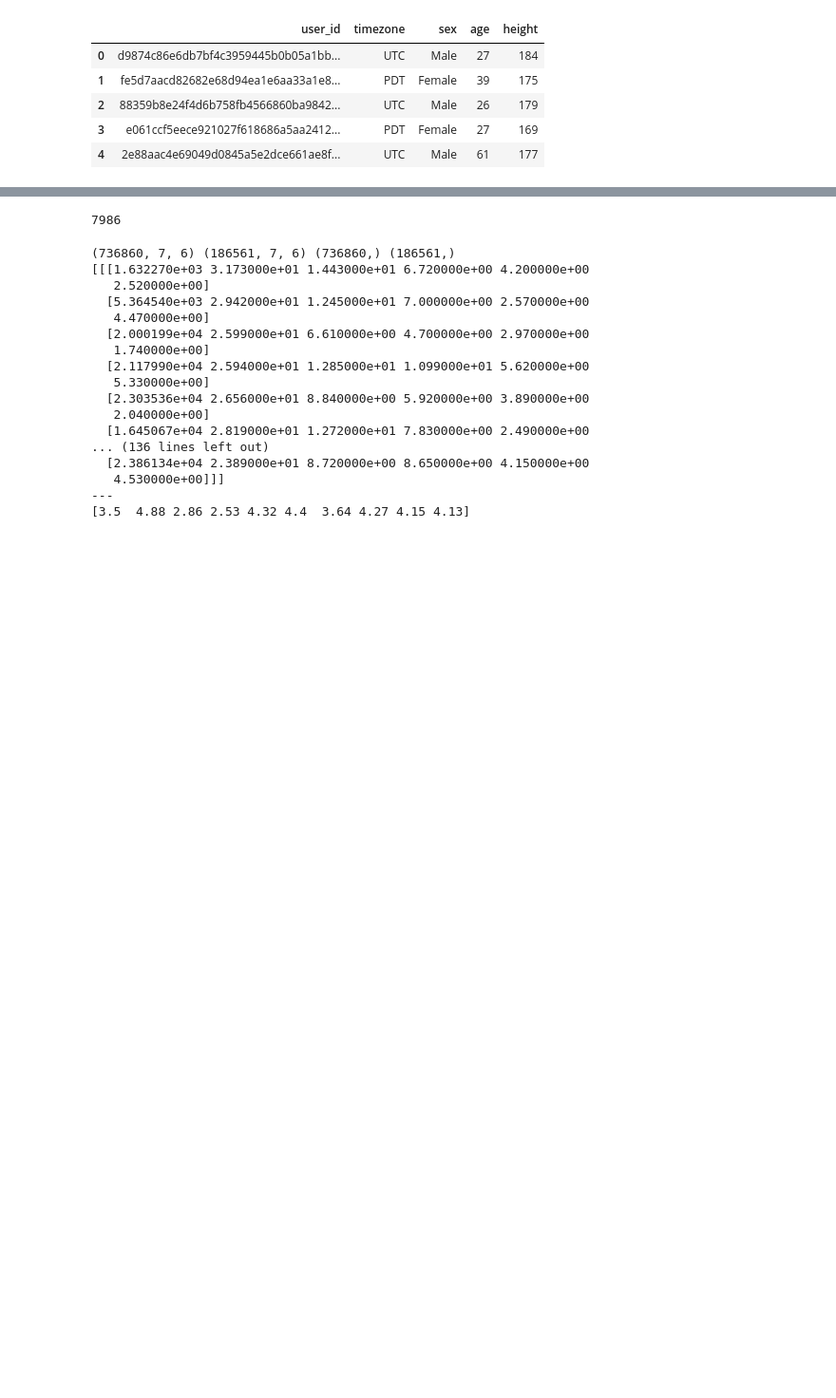
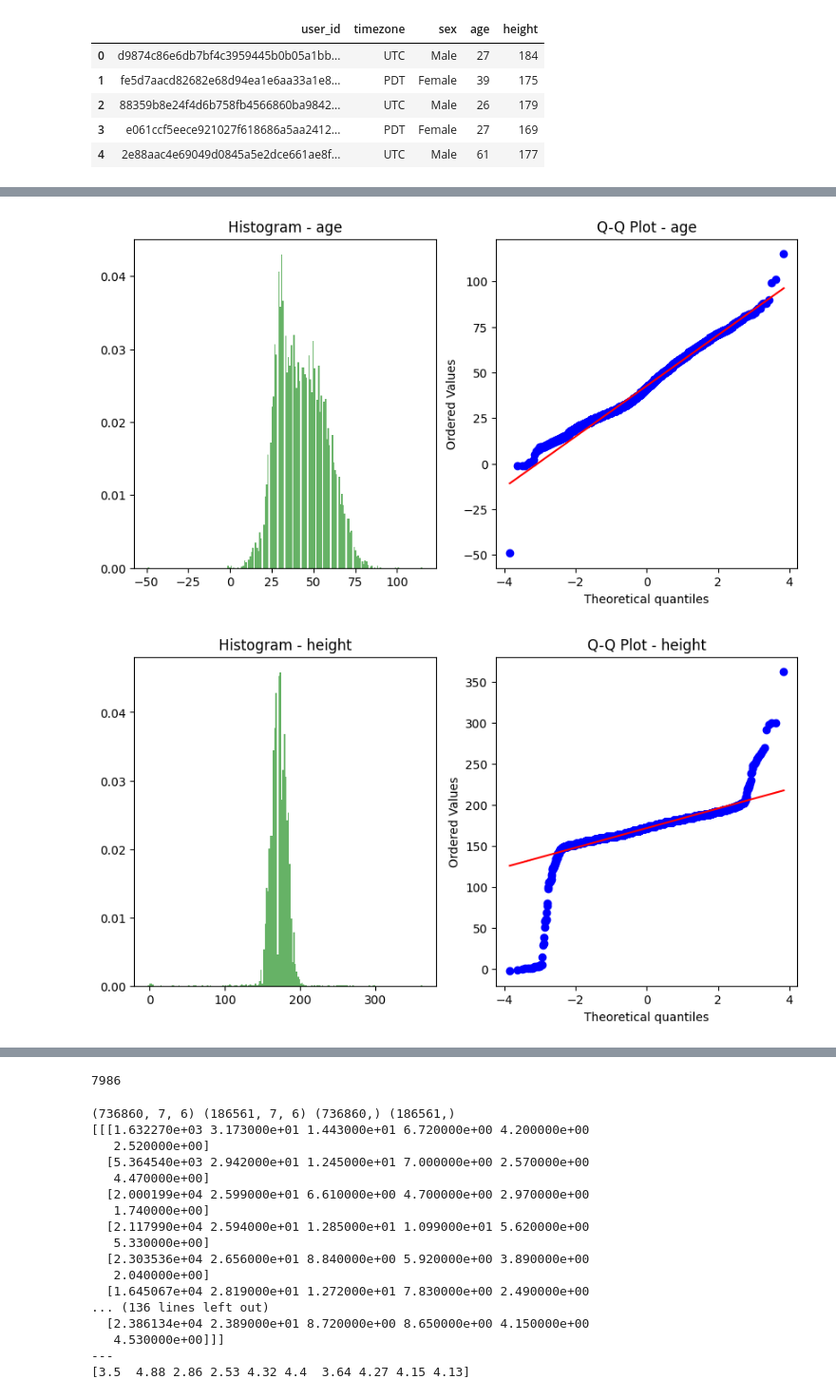
Before and after one commit to IC-99/deep-learning, a Jupyter notebook: main.ipynb, the cells around one changed output, grey strips where cells are left out. Shown at 95% size. Drawn from its saved outputs; the diff is of its cells as text; code cells hidden in the pictures; blank space fills up the shorter version.

```diff
--- a/main.ipynb
+++ b/main.ipynb
@@ -60,0 +110,27 @@ elenco_utenti.head()
+# %%
+def check_if_normal(variable, variable_name):
+    # Traccia l'istogramma
+    plt.figure(figsize=(10, 5))
+    plt.subplot(1, 2, 1)
+    plt.hist(variable, bins=200, density=True, alpha=0.6, color='g')
+    plt.title('Histogram - ' + variable_name)
+
+    # Traccia il grafico Q-Q
+    plt.subplot(1, 2, 2)
+    stats.probplot(variable, dist="norm", plot=plt)
+    plt.title('Q-Q Plot - ' + variable_name)
+
+    plt.show()
+# %%
+
+check_if_normal(elenco_utenti['age'].values, 'age')
+check_if_normal(elenco_utenti['height'].values, 'height')
+check_if_normal(dataset['steps'].values, 'steps')
+check_if_normal(dataset['bedin'].values, 'bedin')
+check_if_normal(dataset['bedout'].values, 'bedout')
+check_if_normal(dataset['sleep duration'].values, 'sleep duration')
+check_if_normal(dataset['deepduration'].values, 'deepduration')
+check_if_normal(dataset['lightduration'].values, 'lightduration')
+# %% [output]
+[figure, added]
+[figure, added]
```
Also changed, not shown: parts of 4 cells of this notebook.
